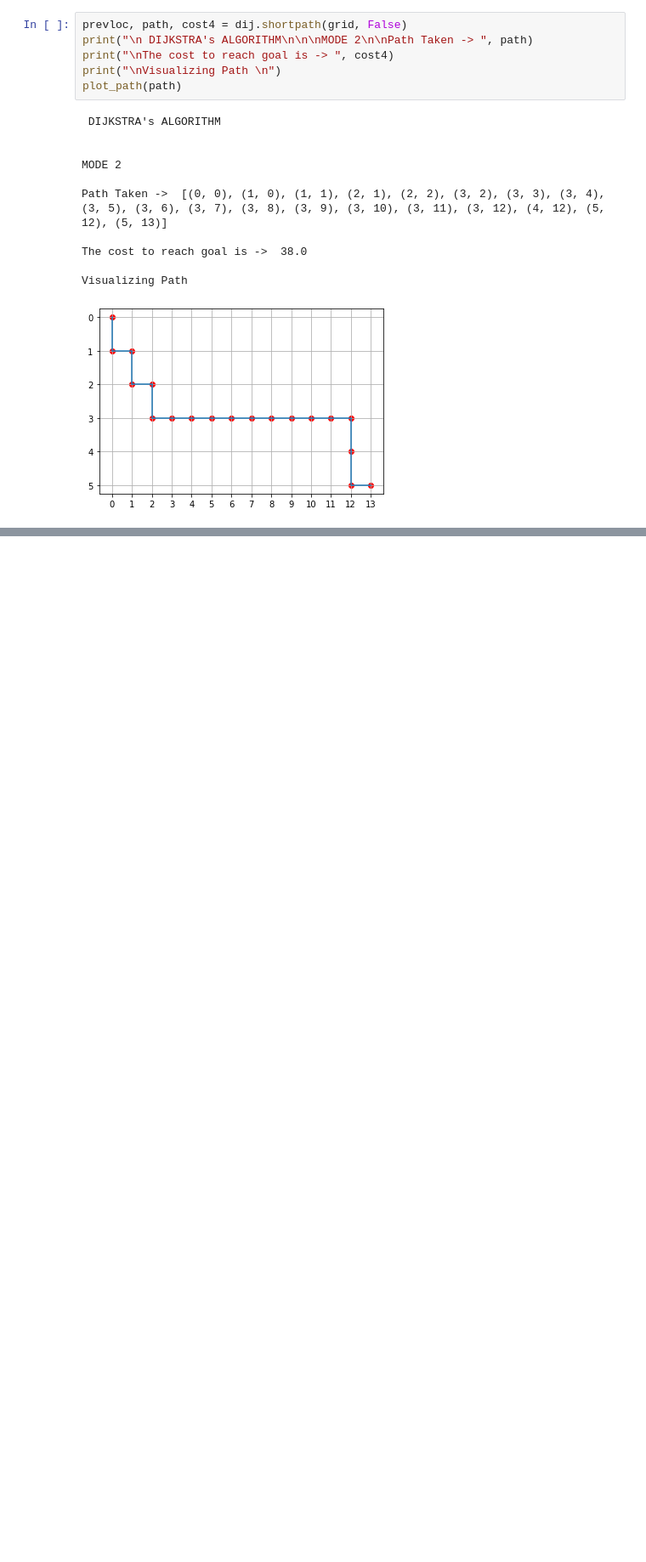
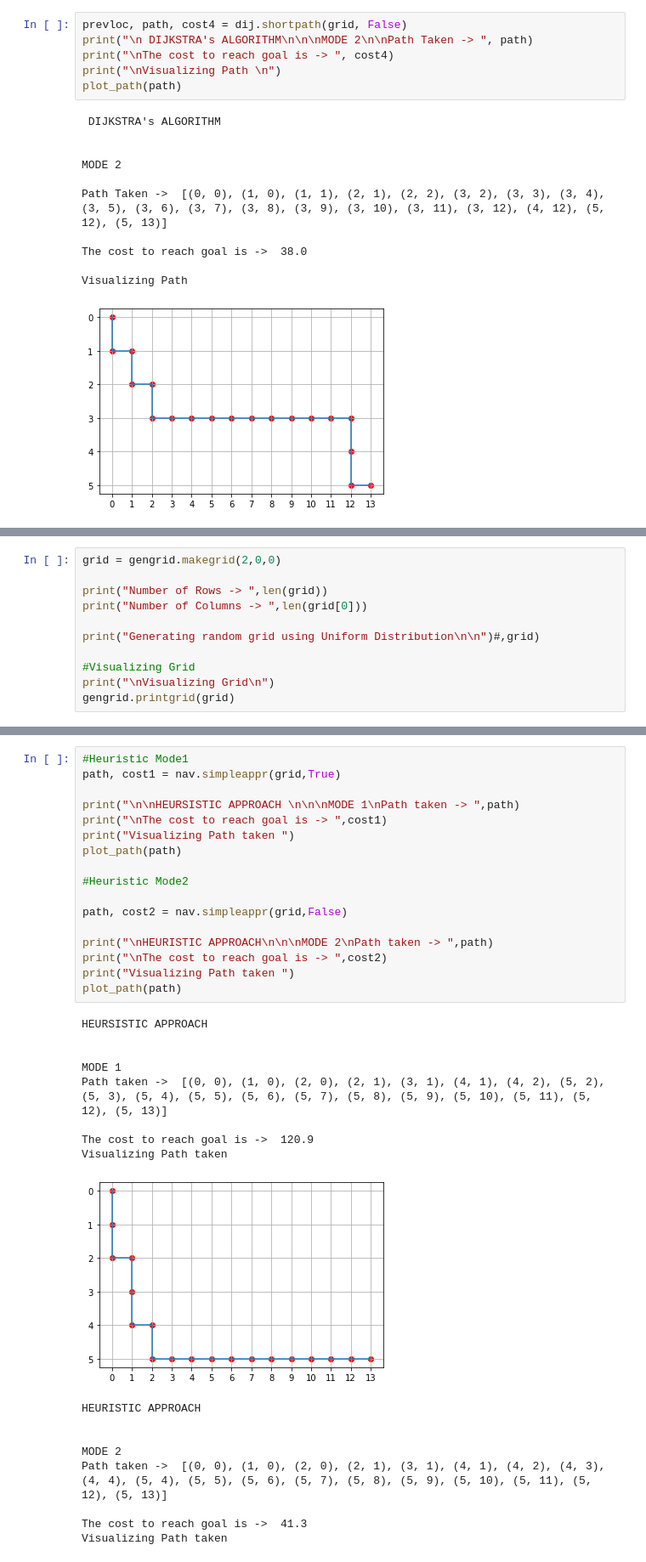
Before and after one commit to faisalm14/702-Task1, a Jupyter notebook: 702 TASK 1.ipynb, the cells around one changed output, grey strips where cells are left out. Shown at 85% size. Cells and saved outputs as stored; diff of their text form; blank space fills up the shorter version.

Commit message:
using different distributions and size of grid, analyzing results

```diff
--- a/702 TASK 1.ipynb
+++ b/702 TASK 1.ipynb
@@ -403,0 +411,11 @@ Visualizing Path
+# %%
+grid = gengrid.makegrid(2,0,0)
+
+print("Number of Rows -> ",len(grid))
+print("Number of Columns -> ",len(grid[0]))
+
+print("Generating random grid using Uniform Distribution\n\n")#,grid)
+
+#Visualizing Grid
+print("\nVisualizing Grid\n")
+gengrid.printgrid(grid)
@@ -403,0 +440,35 @@ Visualizing Path
+# %%
+#Heuristic Mode1
+path, cost1 = nav.simpleappr(grid,True)
+
+print("\n\nHEURSISTIC APPROACH \n\n\nMODE 1\nPath taken -> ",path)
+print("\nThe cost to reach goal is -> ",cost1)
+print("Visualizing Path taken ")
+plot_path(path)
+
+#Heuristic Mode2
+
+path, cost2 = nav.simpleappr(grid,False)
+
+print("\nHEURISTIC APPROACH\n\n\nMODE 2\nPath taken -> ",path)
+print("\nThe cost to reach goal is -> ",cost2)
+print("Visualizing Path taken ")
+plot_path(path)
+# %% [output]
+HEURSISTIC APPROACH
+
+
+MODE 1
+Path taken ->  [(0, 0), (1, 0), (2, 0), (2, 1), (3, 1), (4, 1), (4, 2), (5, 2), (5, 3), (5, 4), (5, 5), (5, 6), (5, 7), (5, 8), (5, 9), (5, 10), (5, 11), (5, 12), (5, 13)]
+
+The cost to reach goal is ->  120.9
+Visualizing Path taken
+[figure, added]
+HEURISTIC APPROACH
+
+
+MODE 2
+Path taken ->  [(0, 0), (1, 0), (2, 0), (2, 1), (3, 1), (4, 1), (4, 2), (4, 3), (4, 4), (5, 4), (5, 5), (5, 6), (5, 7), (5, 8), (5, 9), (5, 10), (5, 11), (5, 12), (5, 13)]
+
+The cost to reach goal is ->  41.3
+Visualizing Path taken
```
Also changed, not shown: parts of 23 cells of this notebook.
